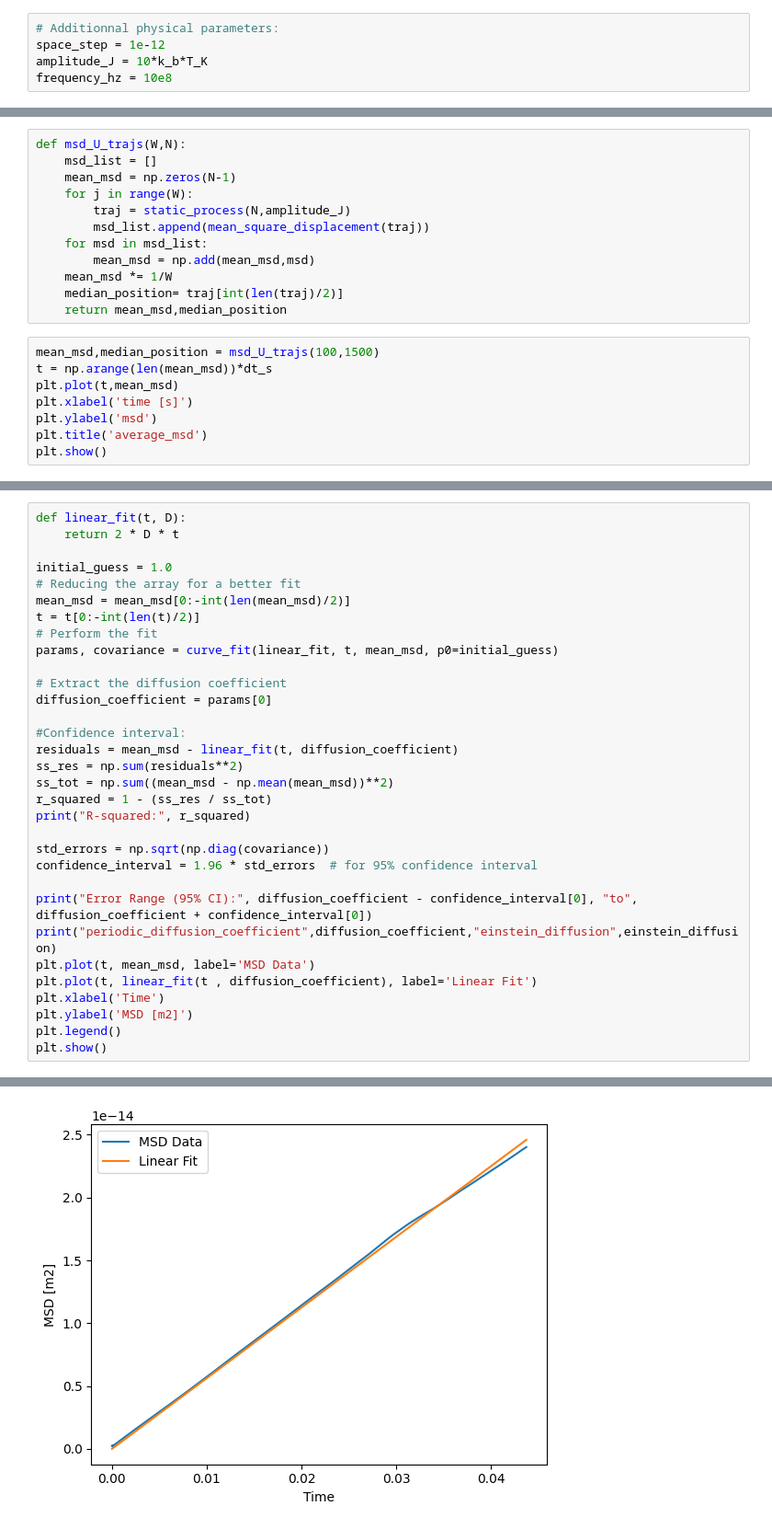
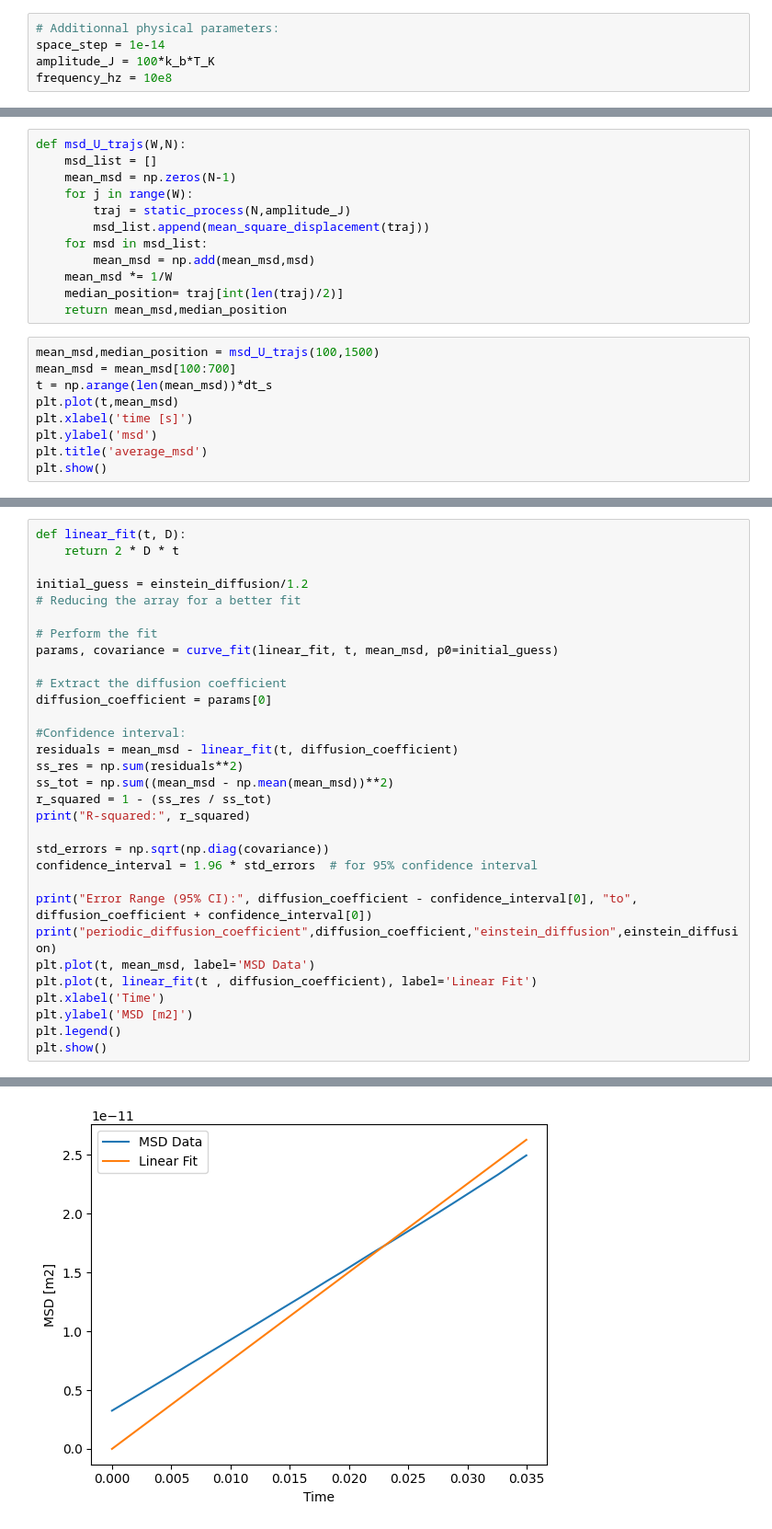
Before and after one commit to Antonin-Prom/IDIL_Internship_BFM_Langevin_modeling, a Jupyter notebook: langevin_simu/Diffusion_coefficients/msd_fit.ipynb, the cells around one changed output, grey strips where cells are left out. Shown at 92% size. Saved outputs shown, nothing was run; the diff lists cells and outputs as text.

```diff
--- a/langevin_simu/Diffusion_coefficients/msd_fit.ipynb
+++ b/langevin_simu/Diffusion_coefficients/msd_fit.ipynb
@@ -119,8 +119,8 @@ diffusion_coefficient 2.2689687083407336e-13 einstein_diffusion 2.19736508236098
 Determination of diffusion coefficient in periodic potential
 # %%
 # Additionnal physical parameters:
-space_step = 1e-12
-amplitude_J = 10*k_b*T_K
+space_step = 1e-14
+amplitude_J = 100*k_b*T_K
 frequency_hz = 10e8
 # %%
 def periodic_potential(A,x):
@@ -156,6 +156,7 @@ def msd_U_trajs(W,N):
     return mean_msd,median_position
 # %%
 mean_msd,median_position = msd_U_trajs(100,1500)
+mean_msd = mean_msd[100:700]
 t = np.arange(len(mean_msd))*dt_s
 plt.plot(t,mean_msd)
 plt.xlabel('time [s]')
@@ -168,10 +169,9 @@ plt.show()
 def linear_fit(t, D):
     return 2 * D * t
 
-initial_guess = 1.0
+initial_guess = einstein_diffusion/1.2
 # Reducing the array for a better fit
-mean_msd = mean_msd[0:-int(len(mean_msd)/2)]
-t = t[0:-int(len(t)/2)]
+
 # Perform the fit
 params, covariance = curve_fit(linear_fit, t, mean_msd, p0=initial_guess)
 
@@ -203 +203 @@ periodic_diffusion_coefficient 2.813872238272609e-13 einstein_diffusion 2.197365
-[figure, old version]
+[figure, new version]
```
Also changed, not shown: parts of 9 cells of this notebook.
